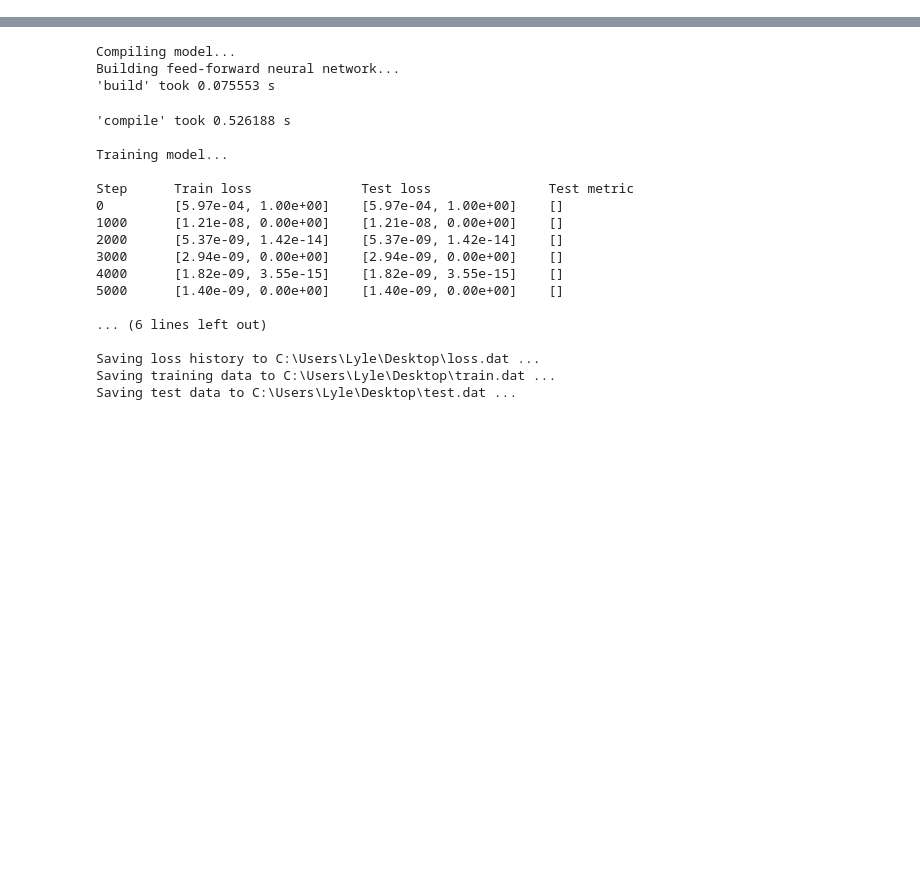
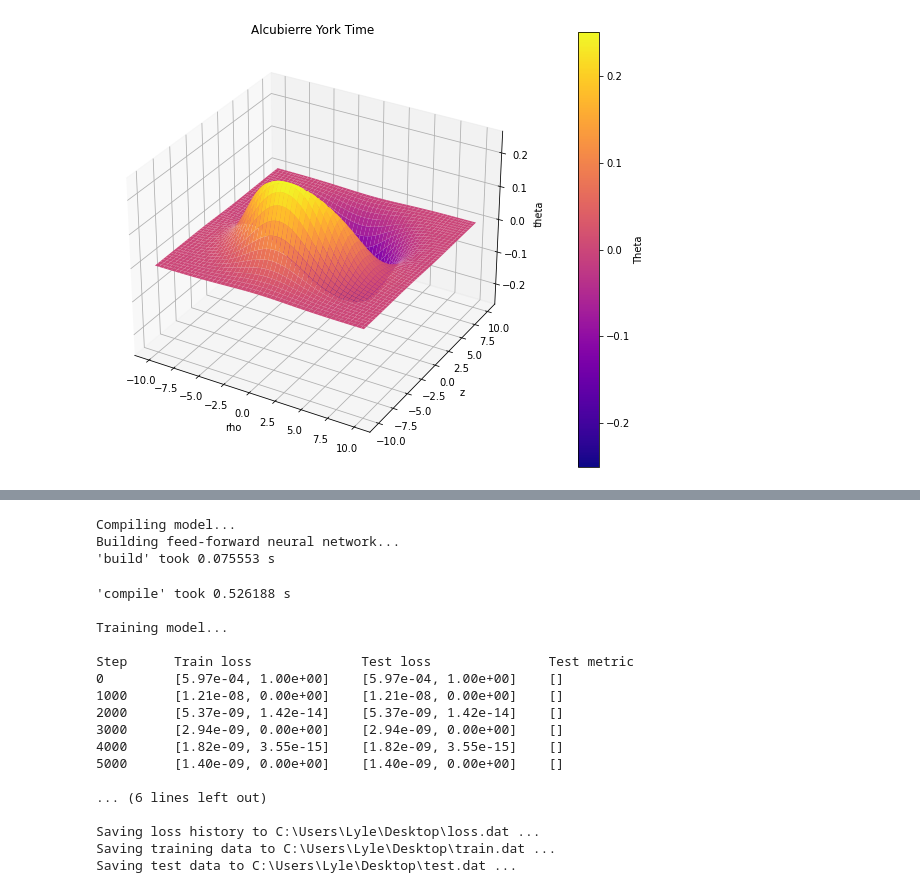
Before and after one commit to schwarzschlyle/neural-warp-drive, a Jupyter notebook: neural-drive-experiments.ipynb, the cells around one changed output, grey strips where cells are left out. Saved outputs shown, nothing was run; the diff lists cells and outputs as text; code cells hidden in the pictures; blank space fills up the shorter version.

```diff
--- a/neural-drive-experiments.ipynb
+++ b/neural-drive-experiments.ipynb
@@ -94,0 +95,44 @@ Alcubierre Total Energy Requirement: 0.8550306615783587
+# %%
+def plot_alcubierre_york_time(rho, z, epsilon=1e-7):
+    R = 5  # Given value of R
+    sigma = 0.5  # Given value of sigma
+
+    r = np.sqrt(rho**2 + z**2)
+    derivative = (alcubierre_shape_function(r + epsilon, R, sigma) - alcubierre_shape_function(r - epsilon, R, sigma)) / (2 * epsilon)
+    theta = (z / r) * derivative
+    return theta
+
+# Define the range of rho and z values
+rho_vals = np.linspace(-10, 10, 200)
+z_vals = np.linspace(-10, 10, 200)
+rho_mesh, z_mesh = np.meshgrid(rho_vals, z_vals)
+
+# Calculate theta values for each combination of rho and z
+theta_mesh = plot_alcubierre_york_time(rho_mesh, z_mesh)
+
+# Create a larger 3D plot
+fig = plt.figure(figsize=(10, 8))
+ax = fig.add_subplot(111, projection='3d')
+
+# Create a galaxy-themed color map
+galaxy_cmap = plt.get_cmap('plasma')
+
+# Plot the surface with the galaxy-themed color map
+surface = ax.plot_surface(rho_mesh, z_mesh, theta_mesh, cmap=galaxy_cmap)
+
+# Set labels for the axes
+ax.set_xlabel('rho')
+ax.set_ylabel('z')
+ax.set_zlabel('theta')
+
+# Set a title for the plot
+ax.set_title('Alcubierre York Time')
+
+# Add color bar
+cbar = fig.colorbar(surface, ax=ax, pad=0.1)
+cbar.set_label('Theta')
+
+# Show the plot
+plt.show()
+# %% [output]
+[figure, added]
```
Also changed, not shown: parts of 9 cells of this notebook, 21 other files.
